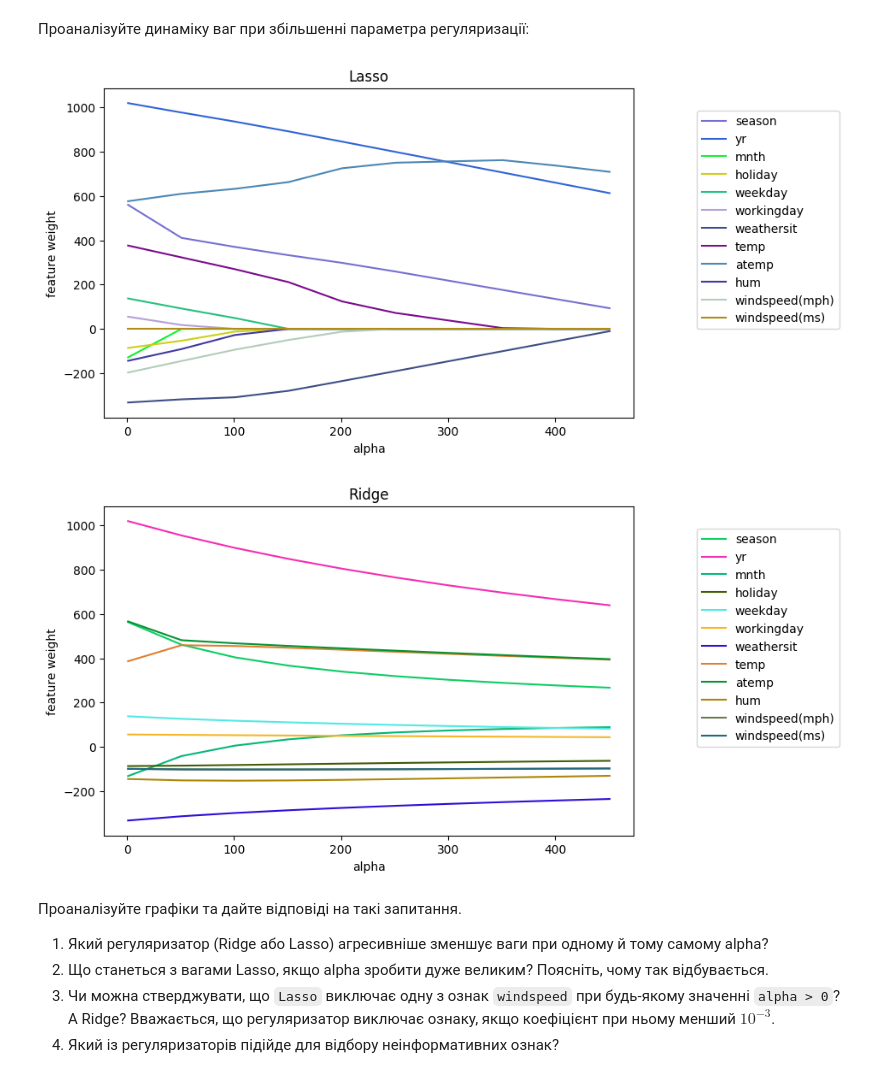
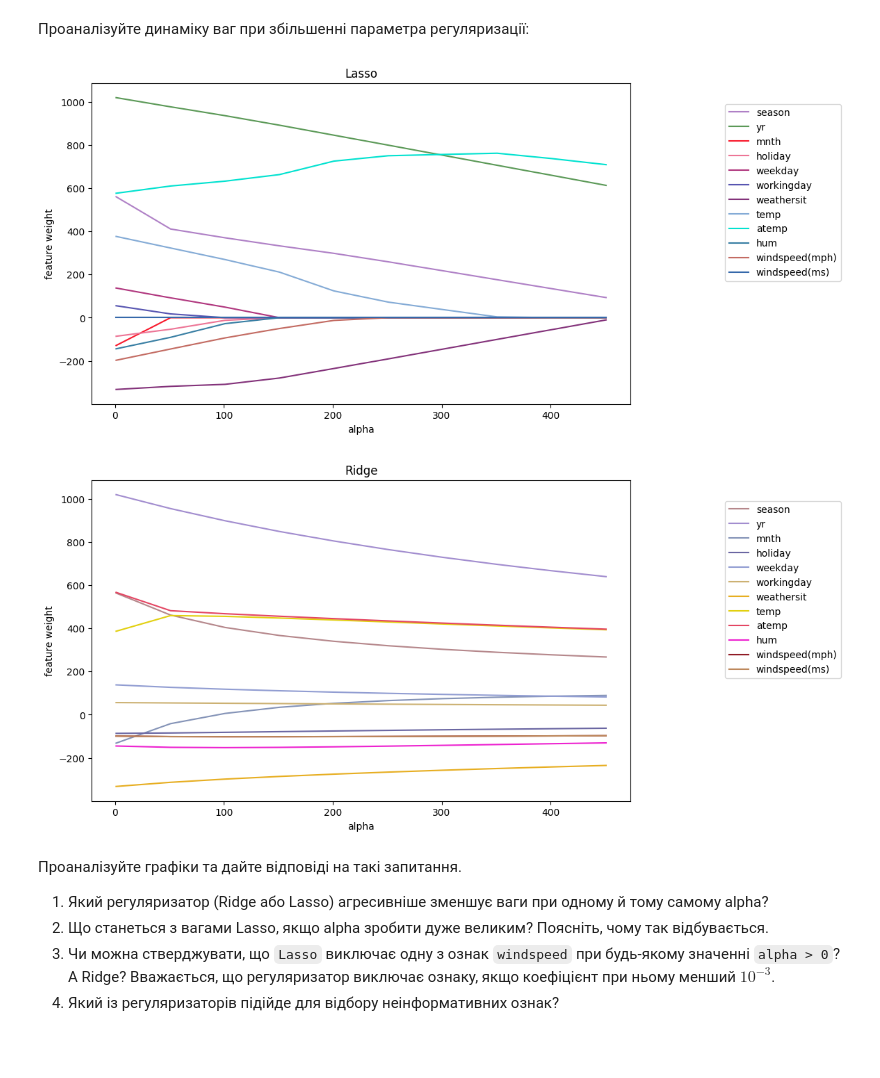
Before and after one commit to KyryloChalov/DS, a Jupyter notebook: HW_04/hw4.ipynb, the cells around one changed output. Drawn from its saved outputs; the diff is of its cells as text; code cells hidden in the pictures; blank space fills up the shorter version.

```diff
--- a/HW_04/hw4.ipynb
+++ b/HW_04/hw4.ipynb
@@ -326,29 +325,29 @@ coefs_ridge = np.array(coefs_ridge)
 # %% [markdown]
 Проаналізуйте динаміку ваг при збільшенні параметра регуляризації:
 # %%
-plt.figure(figsize=(8, 5))
+plt.figure(figsize=(10, 6))
 
 for coef, feature in zip(coefs_lasso.T, df.columns):
     plt.plot(alphas, coef, label=feature, color=np.random.rand(3))
 
 plt.legend(loc="upper right", bbox_to_anchor=(1.4, 0.95))
 plt.xlabel("alpha")
 plt.ylabel("feature weight")
 plt.title("Lasso")
 
-plt.figure(figsize=(8, 5))
+plt.figure(figsize=(10, 6))
 for coef, feature in zip(coefs_ridge.T, df.columns):
     plt.plot(alphas, coef, label=feature, color=np.random.rand(3))
 
 plt.legend(loc="upper right", bbox_to_anchor=(1.4, 0.95))
 plt.xlabel("alpha")
 plt.ylabel("feature weight")
 plt.title("Ridge")
 
 plt.show()
 # %% [output]
-[figure, old version]
+[figure, new version]
-[figure, old version]
+[figure, new version]
 # %% [markdown]
 Проаналізуйте графіки та дайте відповіді на такі запитання.
 
```
Also changed, not shown: parts of 3 cells of this notebook.
